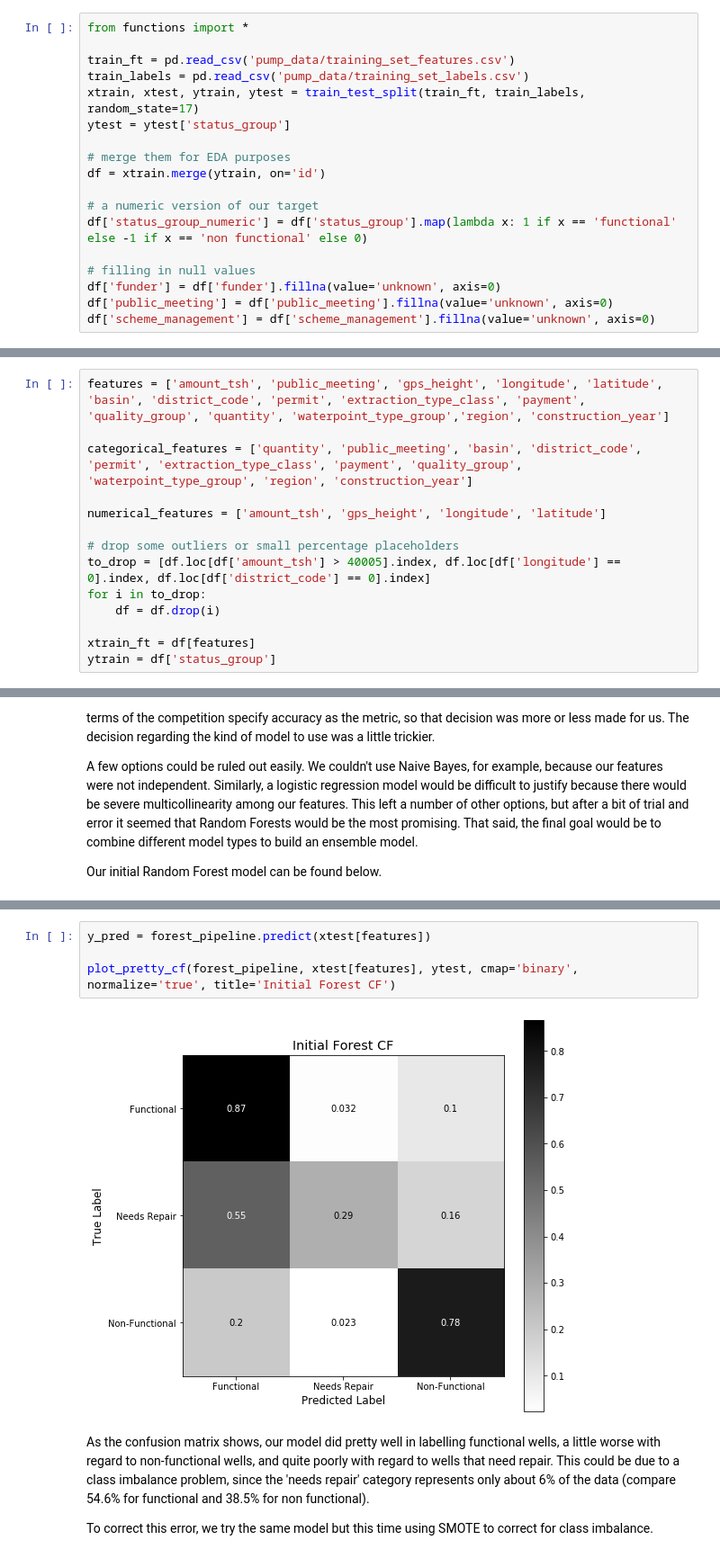
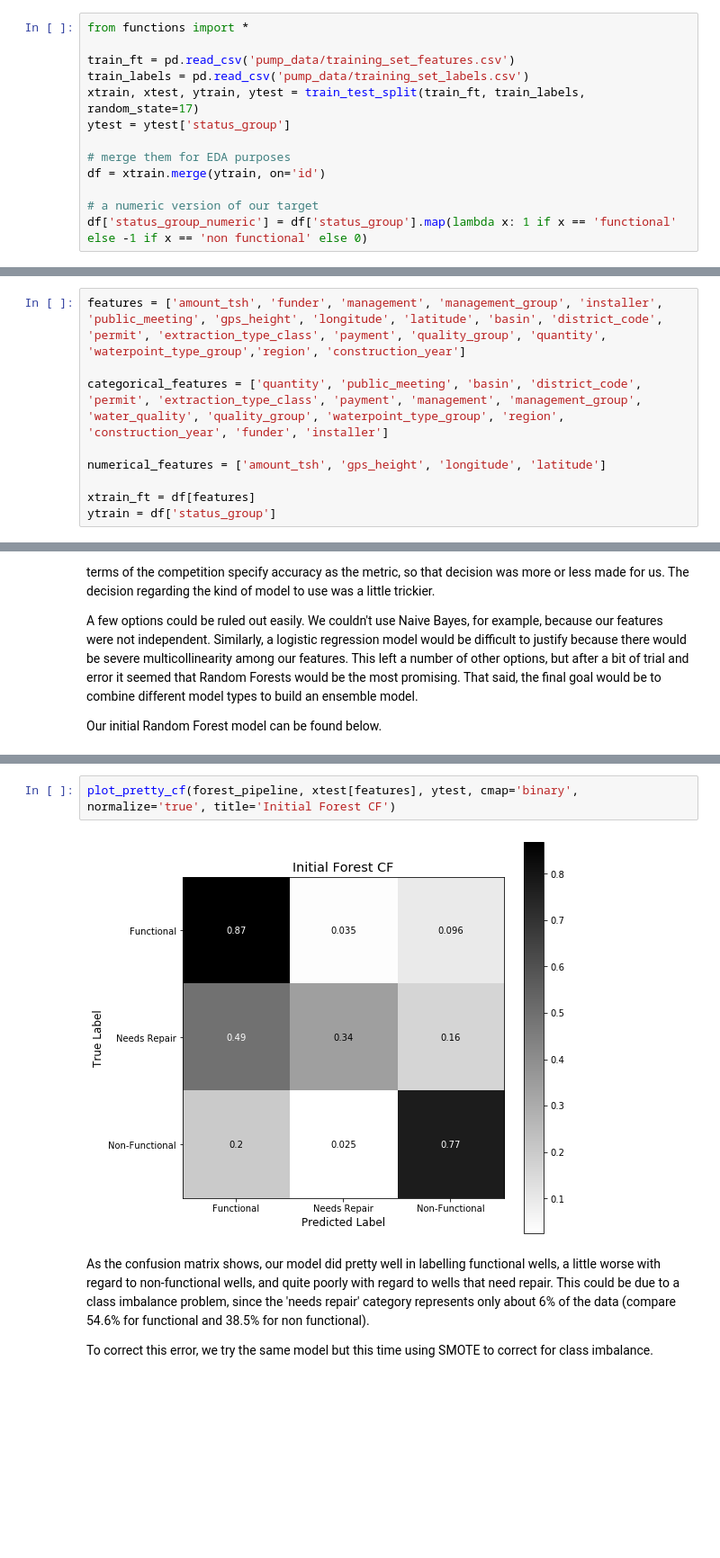
Before and after one commit to kcalizadeh/phase_3_water_table_project, a Jupyter notebook: phase03/phase03_project/model_notebook.ipynb, the cells around one changed output, grey strips where cells are left out. Shown at 90% size. Drawn from its saved outputs; the diff is of its cells as text; blank space fills up the shorter version.

```diff
--- a/phase03/phase03_project/model_notebook.ipynb
+++ b/phase03/phase03_project/model_notebook.ipynb
@@ -11,27 +11,17 @@ df = xtrain.merge(ytrain, on='id')
 
 # a numeric version of our target
 df['status_group_numeric'] = df['status_group'].map(lambda x: 1 if x == 'functional' else -1 if x == 'non functional' else 0)
-
-# filling in null values
-df['funder'] = df['funder'].fillna(value='unknown', axis=0)
-df['public_meeting'] = df['public_meeting'].fillna(value='unknown', axis=0)
-df['scheme_management'] = df['scheme_management'].fillna(value='unknown', axis=0)
 # %% [markdown]
 ## Building a Model
 
 After looking through the rest of the data as well and cleaning things up, we landed on the following set of features.
 # %%
-features = ['amount_tsh', 'public_meeting', 'gps_height', 'longitude', 'latitude', 'basin', 'district_code', 'permit', 'extraction_type_class', 'payment', 'quality_group', 'quantity', 'waterpoint_type_group','region', 'construction_year']
+features = ['amount_tsh', 'funder', 'management', 'management_group', 'installer', 'public_meeting', 'gps_height', 'longitude', 'latitude', 'basin', 'district_code', 'permit', 'extraction_type_class', 'payment', 'quality_group', 'quantity', 'waterpoint_type_group','region', 'construction_year']
 
-categorical_features = ['quantity', 'public_meeting', 'basin', 'district_code', 'permit', 'extraction_type_class', 'payment', 'quality_group', 'waterpoint_type_group', 'region', 'construction_year']
+categorical_features = ['quantity', 'public_meeting', 'basin', 'district_code', 'permit', 'extraction_type_class', 'payment', 'management', 'management_group', 'water_quality', 'quality_group', 'waterpoint_type_group', 'region', 'construction_year', 'funder', 'installer']
 
 numerical_features = ['amount_tsh', 'gps_height', 'longitude', 'latitude']
 
-# drop some outliers or small percentage placeholders
-to_drop = [df.loc[df['amount_tsh'] > 40005].index, df.loc[df['longitude'] == 0].index, df.loc[df['district_code'] == 0].index]
-for i in to_drop:
-    df = df.drop(i)
-
 xtrain_ft = df[features]
 ytrain = df['status_group']
 # %% [markdown]
@@ -60,9 +50,7 @@ forest_pipeline.score(xtest[features], ytest)
 # %%
-y_pred = forest_pipeline.predict(xtest[features])
-
 plot_pretty_cf(forest_pipeline, xtest[features], ytest, cmap='binary', normalize='true', title='Initial Forest CF')
 # %% [output]
-[figure, old version]
+[figure, new version]
 # %% [markdown]
 As the confusion matrix shows, our model did pretty well in labelling functional wells, a little worse with regard to non-functional wells, and quite poorly with regard to wells that need repair. This could be due to a class imbalance problem, since the 'needs repair' category represents only about 6% of the data (compare 54.6% for functional and 38.5% for non functional).
 
```
Also changed, not shown: parts of 12 cells of this notebook, 5 other files.
